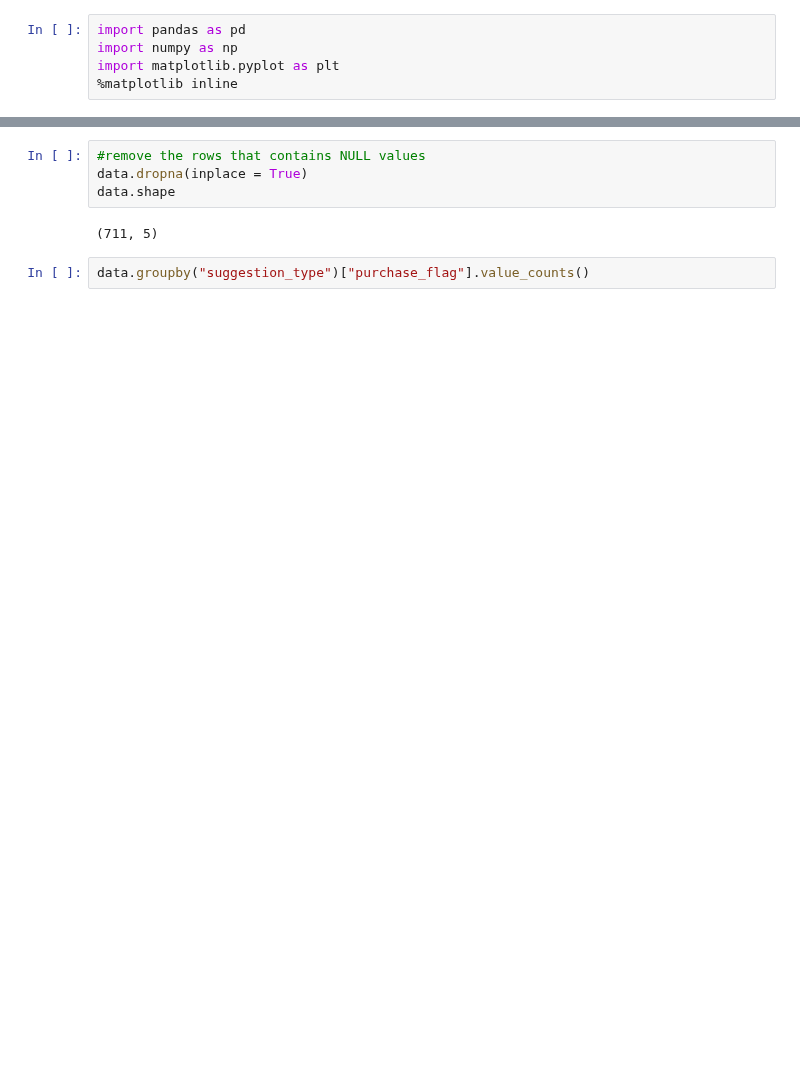
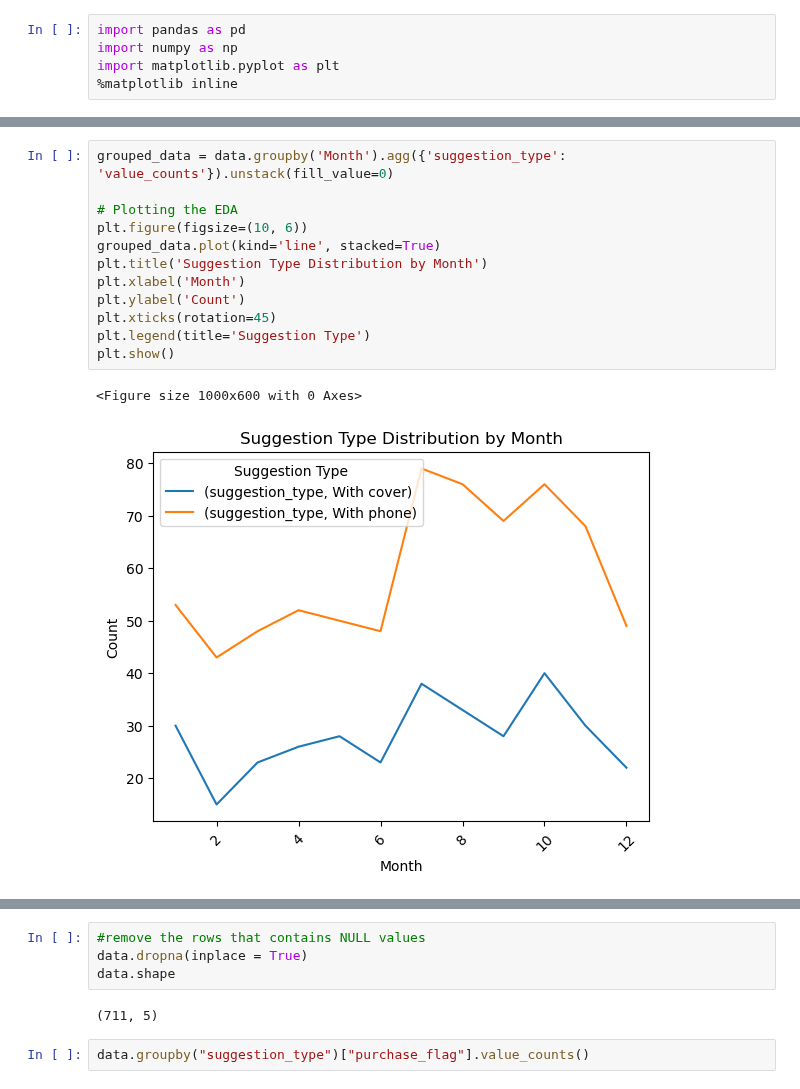
Before and after one commit to Tejjjj/AB-Testing, a Jupyter notebook: AB testing.ipynb, the cells around one changed output, grey strips where cells are left out. Drawn from its saved outputs; the diff is of its cells as text; blank space fills up the shorter version.

```diff
--- a/AB testing.ipynb
+++ b/AB testing.ipynb
@@ -24,0 +88,15 @@ data.head()
+# %%
+grouped_data = data.groupby('Month').agg({'suggestion_type': 'value_counts'}).unstack(fill_value=0)
+
+# Plotting the EDA
+plt.figure(figsize=(10, 6))
+grouped_data.plot(kind='line', stacked=True)
+plt.title('Suggestion Type Distribution by Month')
+plt.xlabel('Month')
+plt.ylabel('Count')
+plt.xticks(rotation=45)
+plt.legend(title='Suggestion Type')
+plt.show()
+# %% [output]
+<Figure size 1000x600 with 0 Axes>
+[figure, added]
```
Also changed, not shown: parts of 14 cells of this notebook.
